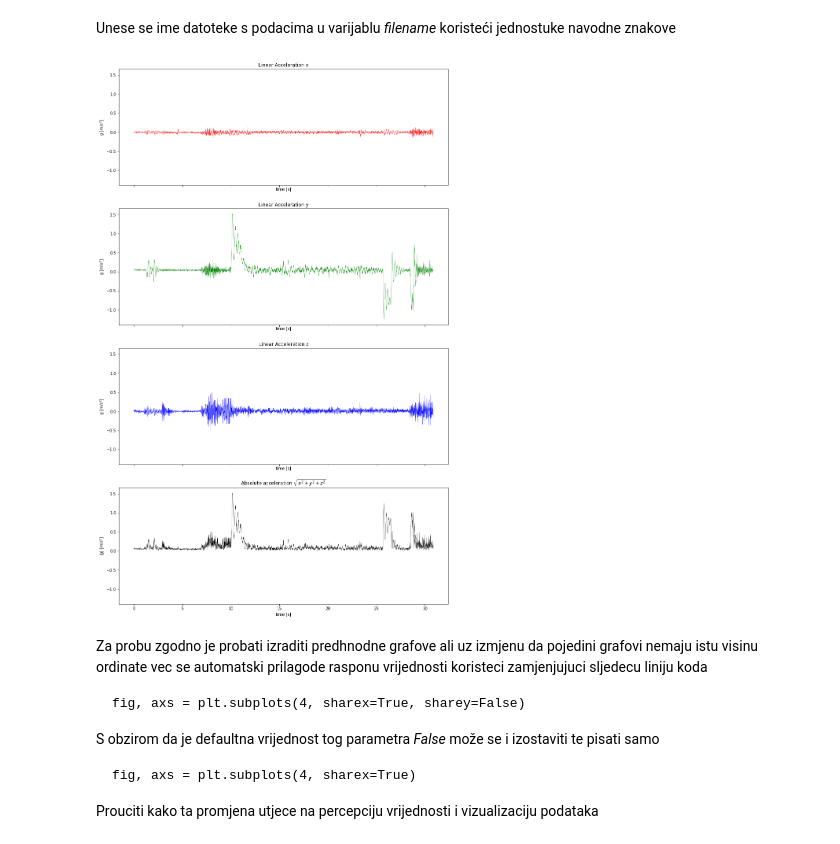
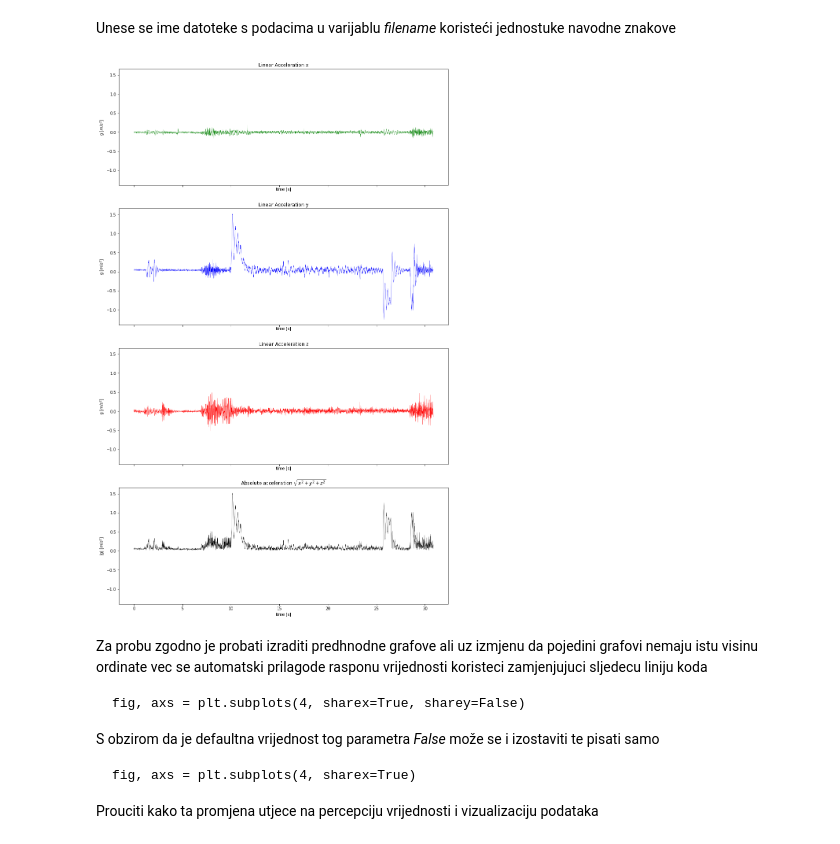
Before and after one commit to KristijanCetina/BachelorThesis, a Jupyter notebook: dataAnalysis/KretanjeLifta.ipynb, the cells around one changed output. Saved outputs shown, nothing was run; the diff lists cells and outputs as text; code cells hidden in the pictures.

```diff
--- a/dataAnalysis/KretanjeLifta.ipynb
+++ b/dataAnalysis/KretanjeLifta.ipynb
@@ -22,30 +25,30 @@ data=pd.read_csv(filename, delimiter=';')
 # %%
 #otvori graf u novom prozoru
 #%matplotlib qt
 plt.rcParams["figure.figsize"] = (15,25)
 fig, axs = plt.subplots(4, sharex=True, sharey=True)
 
 
-axs[0].plot(data['Time (s)'],data['Linear Acceleration x (m/s^2)'], 'r-',linewidth=0.4)
+axs[0].plot(data['Time (s)'],data['Linear Acceleration x (m/s^2)'], 'g-',linewidth=0.4)
 axs[0].set_title('Linear Acceleration x')
 axs[0].set(ylabel='g [$m/s^2$]')
 
-axs[1].plot(data['Time (s)'],data['Linear Acceleration y (m/s^2)'], 'g-',linewidth=0.4)
+axs[1].plot(data['Time (s)'],data['Linear Acceleration y (m/s^2)'], 'b-',linewidth=0.4)
 axs[1].set_title('Linear Acceleration y')
 axs[1].set(ylabel='g [$m/s^2$]')
 
-axs[2].plot(data['Time (s)'],data['Linear Acceleration z (m/s^2)'], 'b-',linewidth=0.4)
+axs[2].plot(data['Time (s)'],data['Linear Acceleration z (m/s^2)'], 'r-',linewidth=0.4)
 axs[2].set_title('Linear Acceleration z')
 axs[2].set(ylabel='g [$m/s^2$]')
 
 axs[3].plot(data['Time (s)'],data['Absolute acceleration (m/s^2)'], 'k-',linewidth=0.4)
 axs[3].set_title('Absolute acceleration $\sqrt{x^2+y^2+z^2}$')
 axs[3].set(ylabel='|g| [$m/s^2$]')
 
 for ax in axs.flat:
     ax.set(xlabel='time [s]')
 # %% [output]
-[figure, old version]
+[figure, new version]
 # %% [markdown]
 Za probu zgodno je probati izraditi predhnodne grafove ali uz izmjenu da pojedini grafovi nemaju istu visinu  ordinate
 vec se automatski prilagode rasponu vrijednosti koristeci zamjenjujuci sljedecu liniju koda
```
Also changed, not shown: parts of 1 cell of this notebook, 5 other files.
